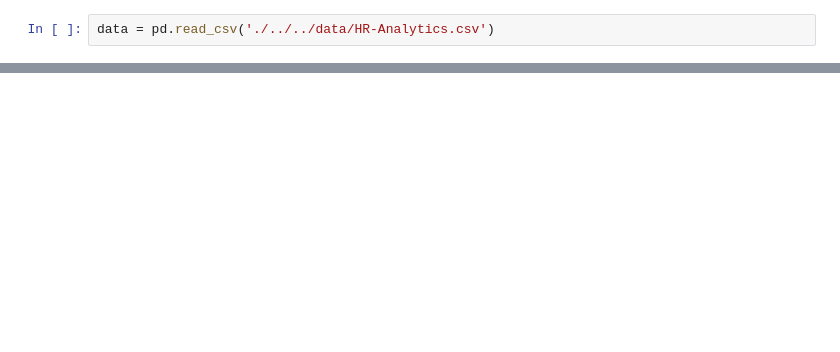
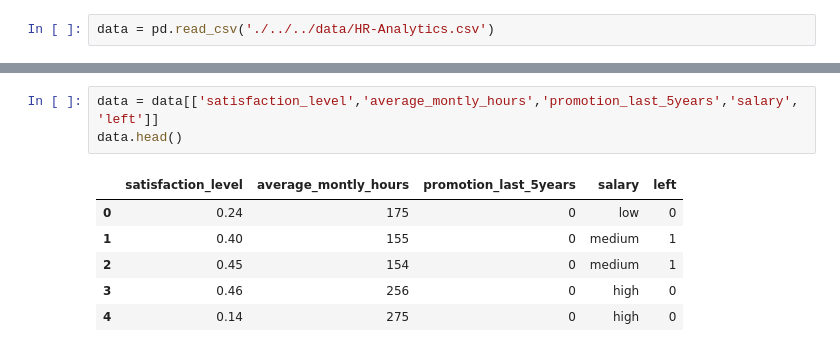
Before and after one commit to arunism/The-Data-Science-Learning-Hub, a Jupyter notebook: 04-Machine-Learning/01-Supervised-Learning/08-Classification-Project.ipynb, the cells around one changed output, grey strips where cells are left out. Drawn from its saved outputs; the diff is of its cells as text; blank space fills up the shorter version.

```diff
--- a/04-Machine-Learning/01-Supervised-Learning/08-Classification-Project.ipynb
+++ b/04-Machine-Learning/01-Supervised-Learning/08-Classification-Project.ipynb
@@ -60,0 +188,10 @@ sns.pairplot(data, hue='left')
+# %%
+data = data[['satisfaction_level','average_montly_hours','promotion_last_5years','salary', 'left']]
+data.head()
+# %% [output]
+|  | satisfaction_level | average_montly_hours | promotion_last_5years | salary | left |
+| 0 | 0.24 | 175 | 0 | low | 0 |
+| 1 | 0.40 | 155 | 0 | medium | 1 |
+| 2 | 0.45 | 154 | 0 | medium | 1 |
+| 3 | 0.46 | 256 | 0 | high | 0 |
+| 4 | 0.14 | 275 | 0 | high | 0 |
```
Also changed, not shown: parts of 54 cells of this notebook.
